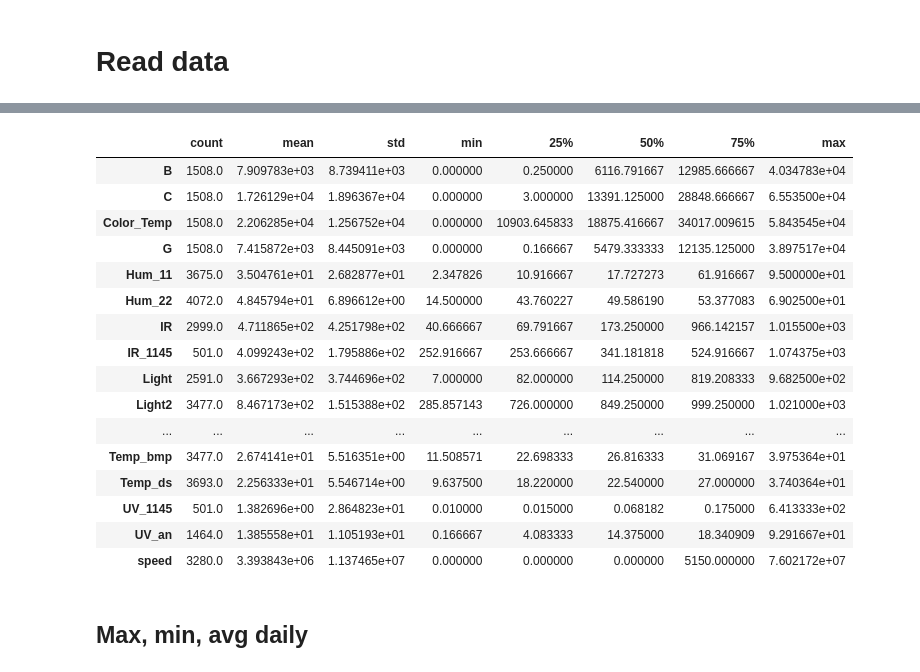
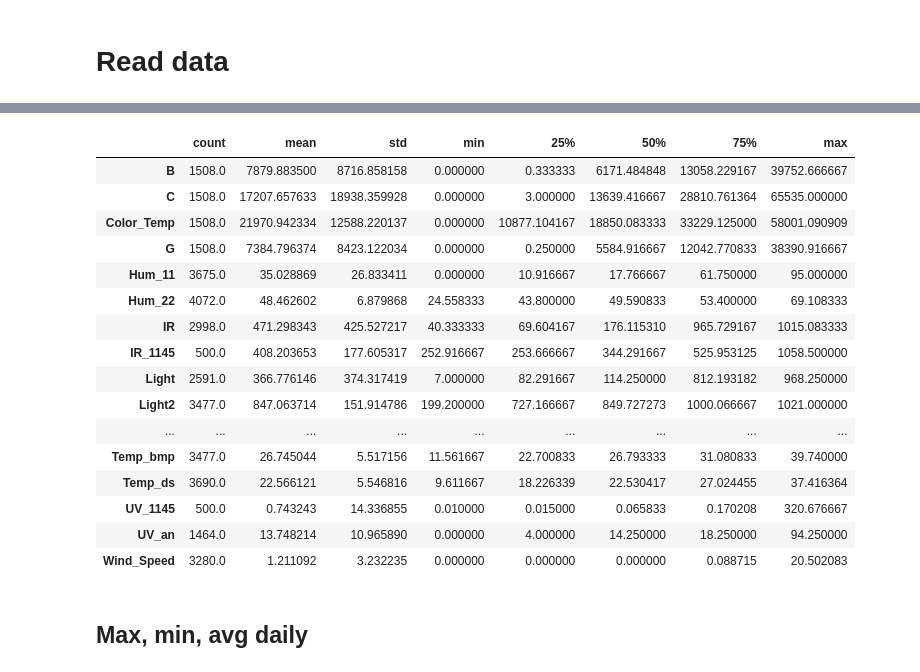
Before and after one commit to baruselli/weather_datalog, a Jupyter notebook: datalog.ipynb, the cells around one changed output, grey strips where cells are left out. Cells and saved outputs as stored; diff of their text form; code cells hidden in the pictures.

```diff
--- a/datalog.ipynb
+++ b/datalog.ipynb
@@ -42,7 +42,7 @@ data13=pd.read_csv('data/DATA15.TXT', sep='\t',header=None, names = ["Day", "Tim
 data13["Day_Time"]=pd.to_datetime(data13["Day_Time"],errors='coerce',dayfirst=True)
 data13=data13.set_index("Day_Time")
 # %%
-data_tot=data.append(data2).append(data4).append(data5).append(data6).append(data7).append(data8).append(data9).append(data10).append(data11).append(data12).append(data13)
+data_tot_0=data.append(data2).append(data4).append(data5).append(data6).append(data7).append(data8).append(data9).append(data10).append(data11).append(data12).append(data13)
 # %%
 #Cleans data from faulty inputs from sensors
 
@@ -83,15 +85,18 @@ data_tot_h0.dropna(how="all",inplace=True)
 data_wind0=pd.read_csv('data/WIND.TXT', sep='\t',header=None, names = ["Day", "Time","Wind"])
 data_wind1=pd.read_csv('data/WIND_2.TXT', sep='\t',header=None, names = ["Day", "Time","Wind"])
 data_wind2=pd.read_csv('data/WIND_3.TXT', sep='\t',header=None, names = ["Day", "Time","Wind"])
-data_wind_0=data_wind0.append(data_wind1).append(data_wind2)
-data_wind_0["delta_t"]=300000   #5min
+data_wind012=data_wind0.append(data_wind1).append(data_wind2)
+data_wind012["delta_t"]=300000   #5min
 # from arduino program:
 # float velocity=float(turns_write)/float(time_wind1-time_wind0)*float(1000./4.*10.);
-data_wind_0["speed"]=data_wind_0.Wind*1000./4.*10.300000
-#this one has delta_t and speed
+data_wind012["speed"]=(data_wind012.Wind)/(300000)*(1000./4.*10)
+
+#this one has already delta_t and speed
 data_wind3=pd.read_csv('data/WIND_4.TXT', sep='\t',header=None, names = ["Day", "Time","Wind","delta_t","speed"])
-data_wind=data_wind_0.append(data_wind3)
+#put everything together
+data_wind=data_wind012.append(data_wind3)
 
+#Fixes time
 data_wind["Day_Time_0"]=data_wind.Day.map(str)+" "+data_wind.Time.map(str)
 data_wind.dropna(how="any")
 data_wind["Day_Time"]=pd.to_datetime(data_wind.Day_Time_0,format= '%d.%m.%Y %H:%M:%S',errors="coerce")
@@ -101,44 +106,50 @@ data_wind["Day_Time"]=pd.to_datetime(data_wind.Day_Time_0,format= '%d.%m.%Y %H:%
 data_wind=data_wind.set_index("Day_Time")
 data_wind=data_wind.drop(["Day","Time","Day_Time_0"],axis=1)
 #data_wind
-# I sum the counts
-data_wind_h=data_wind.resample("1H").sum()
-#4 giri al sec sono 10 km/h
-#1 ora=3600 secondi
-data_wind_h["Speed"]=data_wind_h.Wind/3600/4*10
+#data_wind["time"]=data_wind.index
+#data_wind["delta_t"]=data_wind.time - data_wind.time.shift(1)
+#data_wind["Speed"]=data_wind.Wind/4*10/data_wind.delta_t.astype('timedelta64[s]')
+#data_wind.dropna(how="any",inplace=True);
+#data_wind.index=pd.to_datetime(data_wind.index, errors='coerce')
 
-data_wind["time"]=data_wind.index
-data_wind["delta_t"]=data_wind.time - data_wind.time.shift(1)
-data_wind["Speed"]=data_wind.Wind/4*10/data_wind.delta_t.astype('timedelta64[s]')
-data_wind.dropna(how="any",inplace=True);
-data_wind.index=pd.to_datetime(data_wind.index, errors='coerce')
-data_wind=data_wind[(data_wind.index.year==2017) & (data_wind.index.month>4)]
+
+
+#data_wind=data_wind[(data_wind.index.year==2017) & (data_wind.index.month>4)]
 #print(data_wind.describe())
 #print(data_wind_h.describe())
+# %%
+#Hourly average
+# I sum the counts
+data_wind_h=data_wind.resample("1H").sum()
+data_wind_h.drop(["speed","delta_t"],inplace=True,axis=1)
+#4 giri al sec sono 10 km/h
+#1 ora=3600 secondi
+data_wind_h["Wind_Speed"]=data_wind_h["Wind"]/3600/4*10
+data_wind_h.drop(["Wind"],inplace=True,axis=1)
 # %%
 #concatenates sensors + wind hourly data
-data_tot_h = pd.concat([data_tot_h0,data_wind_h.drop(["Wind","delta_t"],axis=1)])
+data_tot_h = pd.concat([data_tot_h0,data_wind_h])
 #print(data_tot_h.head())
 #data_tot_h.describe(include=[np.number]).T
 data_tot_h.describe().T
 # %% [output]
 |  | count | mean | std | min | 25% | 50% | 75% | max |
-| B | 1508.0 | 7.909783e+03 | 8.739411e+03 | 0.000000 | 0.250000 | 6116.791667 | 12985.666667 | 4.034783e+04 |
-| C | 1508.0 | 1.726129e+04 | 1.896367e+04 | 0.000000 | 3.000000 | 13391.125000 | 28848.666667 | 6.553500e+04 |
-| Color_Temp | 1508.0 | 2.206285e+04 | 1.256752e+04 | 0.000000 | 10903.645833 | 18875.416667 | 34017.009615 | 5.843545e+04 |
-| G | 1508.0 | 7.415872e+03 | 8.445091e+03 | 0.000000 | 0.166667 | 5479.333333 | 12135.125000 | 3.897517e+04 |
-| Hum_11 | 3675.0 | 3.504761e+01 | 2.682877e+01 | 2.347826 | 10.916667 | 17.727273 | 61.916667 | 9.500000e+01 |
-| Hum_22 | 4072.0 | 4.845794e+01 | 6.896612e+00 | 14.500000 | 43.760227 | 49.586190 | 53.377083 | 6.902500e+01 |
-| IR | 2999.0 | 4.711865e+02 | 4.251798e+02 | 40.666667 | 69.791667 | 173.250000 | 966.142157 | 1.015500e+03 |
-| IR_1145 | 501.0 | 4.099243e+02 | 1.795886e+02 | 252.916667 | 253.666667 | 341.181818 | 524.916667 | 1.074375e+03 |
-| Light | 2591.0 | 3.667293e+02 | 3.744696e+02 | 7.000000 | 82.000000 | 114.250000 | 819.208333 | 9.682500e+02 |
-| Light2 | 3477.0 | 8.467173e+02 | 1.515388e+02 | 285.857143 | 726.000000 | 849.250000 | 999.250000 | 1.021000e+03 |
+| B | 1508.0 | 7879.883500 | 8716.858158 | 0.000000 | 0.333333 | 6171.484848 | 13058.229167 | 39752.666667 |
+| C | 1508.0 | 17207.657633 | 18938.359928 | 0.000000 | 3.000000 | 13639.416667 | 28810.761364 | 65535.000000 |
+| Color_Temp | 1508.0 | 21970.942334 | 12588.220137 | 0.000000 | 10877.104167 | 18850.083333 | 33229.125000 | 58001.090909 |
+| G | 1508.0 | 7384.796374 | 8423.122034 | 0.000000 | 0.250000 | 5584.916667 | 12042.770833 | 38390.916667 |
+| Hum_11 | 3675.0 | 35.028869 | 26.833411 | 0.000000 | 10.916667 | 17.766667 | 61.750000 | 95.000000 |
+| Hum_22 | 4072.0 | 48.462602 | 6.879868 | 24.558333 | 43.800000 | 49.590833 | 53.400000 | 69.108333 |
+| IR | 2998.0 | 471.298343 | 425.527217 | 40.333333 | 69.604167 | 176.115310 | 965.729167 | 1015.083333 |
+| IR_1145 | 500.0 | 408.203653 | 177.605317 | 252.916667 | 253.666667 | 344.291667 | 525.953125 | 1058.500000 |
+| Light | 2591.0 | 366.776146 | 374.317419 | 7.000000 | 82.291667 | 114.250000 | 812.193182 | 968.250000 |
+| Light2 | 3477.0 | 847.063714 | 151.914786 | 199.200000 | 727.166667 | 849.727273 | 1000.066667 | 1021.000000 |
 | ... | ... | ... | ... | ... | ... | ... | ... | ... |
-| Temp_bmp | 3477.0 | 2.674141e+01 | 5.516351e+00 | 11.508571 | 22.698333 | 26.816333 | 31.069167 | 3.975364e+01 |
-| Temp_ds | 3693.0 | 2.256333e+01 | 5.546714e+00 | 9.637500 | 18.220000 | 22.540000 | 27.000000 | 3.740364e+01 |
-| UV_1145 | 501.0 | 1.382696e+00 | 2.864823e+01 | 0.010000 | 0.015000 | 0.068182 | 0.175000 | 6.413333e+02 |
-| UV_an | 1464.0 | 1.385558e+01 | 1.105193e+01 | 0.166667 | 4.083333 | 14.375000 | 18.340909 | 9.291667e+01 |
-| speed | 3280.0 | 3.393843e+06 | 1.137465e+07 | 0.000000 | 0.000000 | 0.000000 | 5150.000000 | 7.602172e+07 |
+| Temp_bmp | 3477.0 | 26.745044 | 5.517156 | 11.561667 | 22.700833 | 26.793333 | 31.080833 | 39.740000 |
+| Temp_ds | 3690.0 | 22.566121 | 5.546816 | 9.611667 | 18.226339 | 22.530417 | 27.024455 | 37.416364 |
+| UV_1145 | 500.0 | 0.743243 | 14.336855 | 0.010000 | 0.015000 | 0.065833 | 0.170208 | 320.676667 |
+| UV_an | 1464.0 | 13.748214 | 10.965890 | 0.000000 | 4.000000 | 14.250000 | 18.250000 | 94.250000 |
+| Wind_Speed | 3280.0 | 1.211092 | 3.232235 | 0.000000 | 0.000000 | 0.000000 | 0.088715 | 20.502083 |
 # %% [markdown]
 ## Max, min, avg daily
 # %%
```
Also changed, not shown: parts of 22 cells of this notebook.
